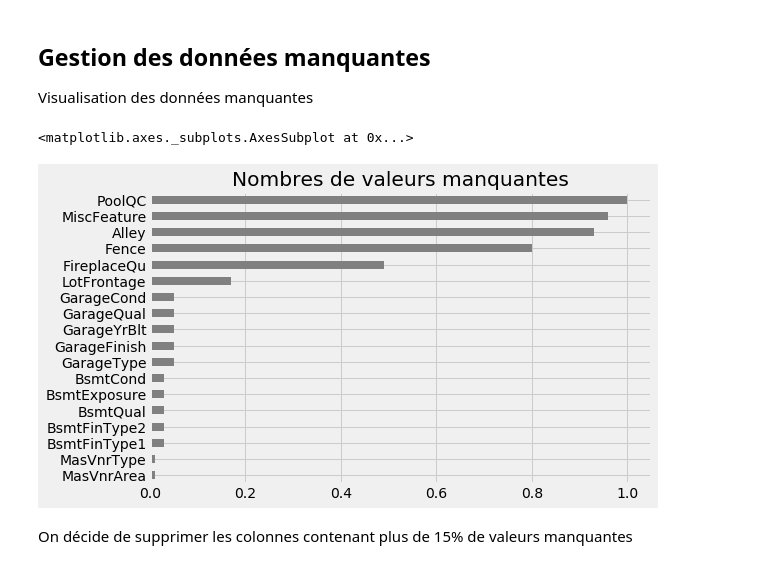
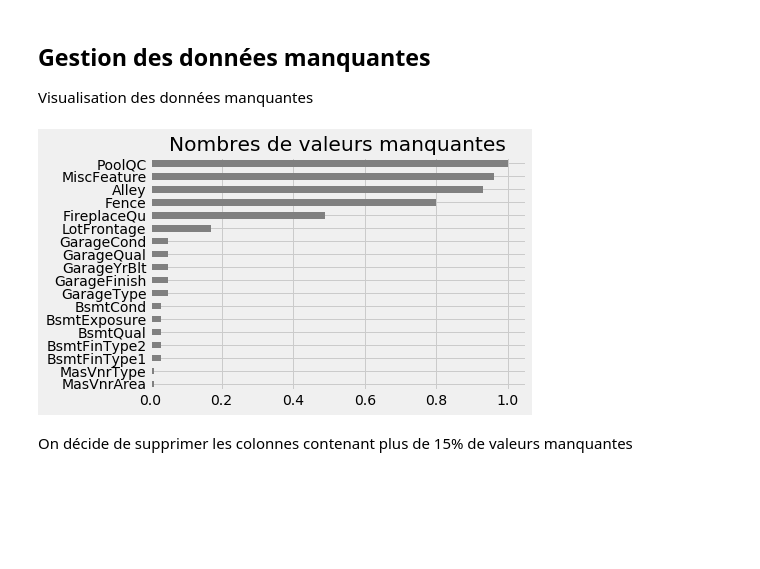
Before and after one commit to June-So/House-Price-Project, a Jupyter notebook: linear_regression.ipynb, the cells around one changed output. Drawn from its saved outputs; the diff is of its cells as text; code cells hidden in the pictures; blank space fills up the shorter version.

```diff
--- a/linear_regression.ipynb
+++ b/linear_regression.ipynb
@@ -42,13 +42,10 @@ df_inter = pd.concat((train, test))
 # %% [markdown]
 ## Gestion des données manquantes
 Visualisation des données manquantes
-# %%
-total_na = round((df_inter.isna().sum().sort_values())/df_inter.shape[0], 2)
-col_miss_values = (total_na[total_na > 0]).index
-total_na[col_miss_values].plot(kind='barh',color='grey',figsize=(8,5),title="Nombres de valeurs manquantes")
-# %% [output]
-<matplotlib.axes._subplots.AxesSubplot at 0x...>
-[figure, removed]
+# %%
+view_total_na(df_inter)
+# %% [output]
+[figure, added]
 # %% [markdown]
 On décide de supprimer les colonnes contenant plus de 15% de valeurs manquantes
 # %%
```
Also changed, not shown: parts of 13 cells of this notebook, 1 other file.
